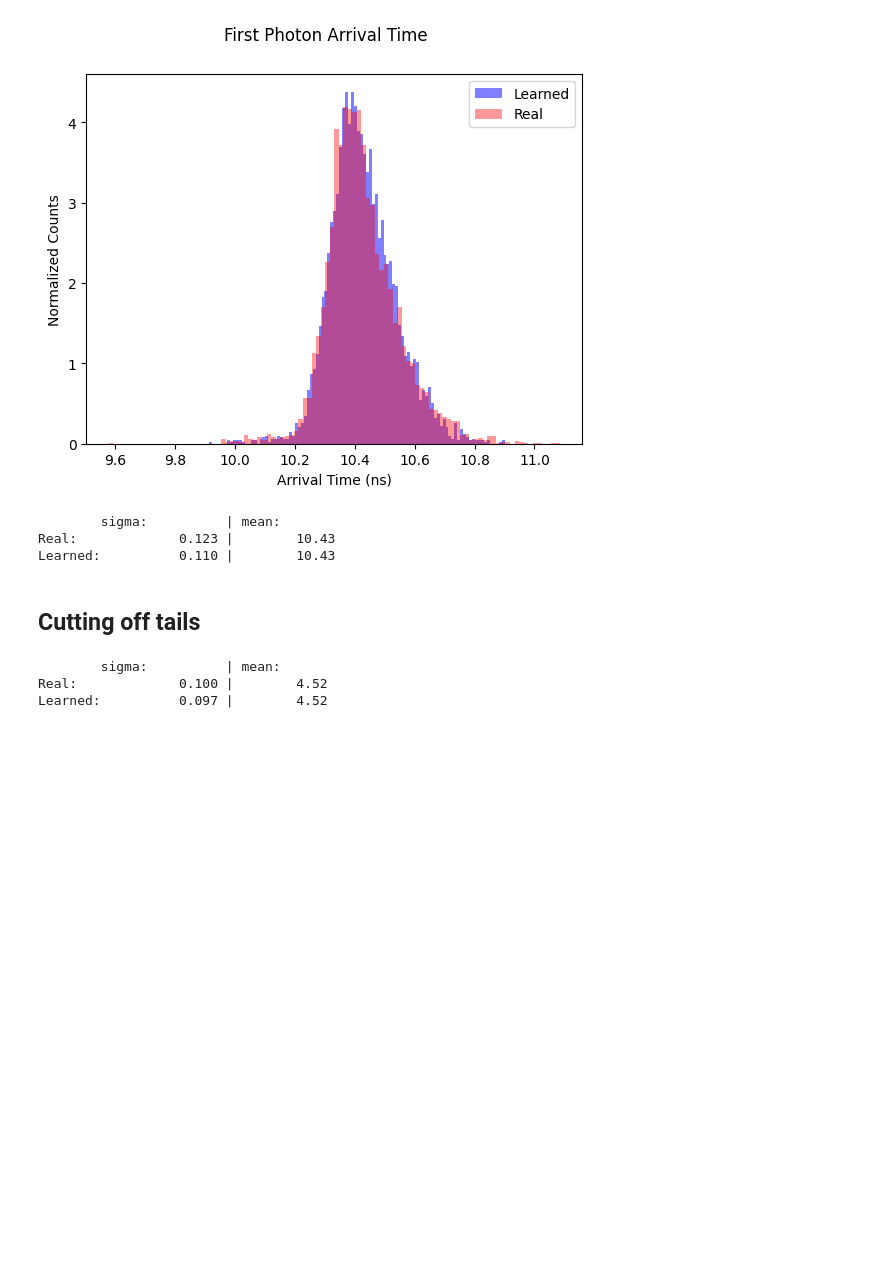
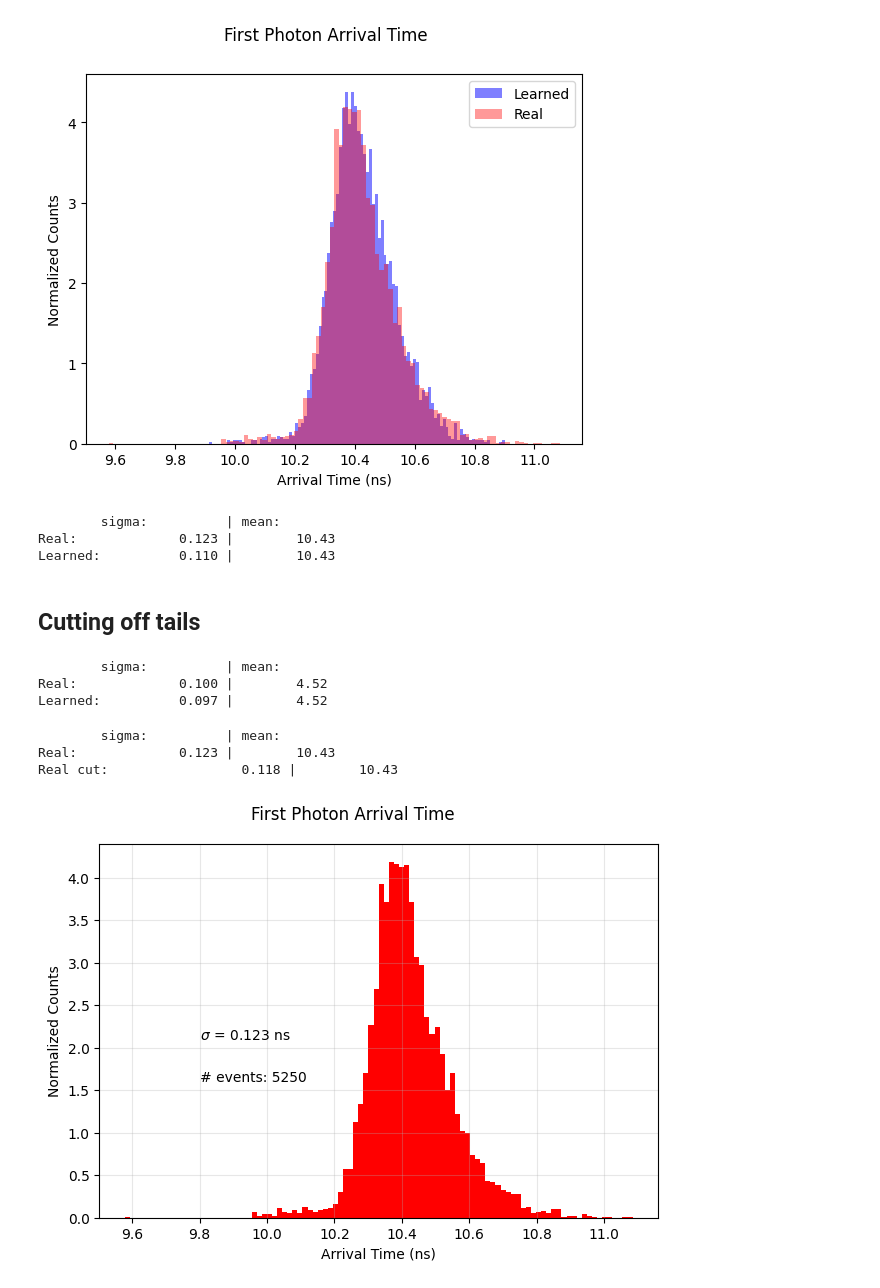
Before and after one commit to RowanKell/work_eic, a Jupyter notebook: macros/Timing_estimation/NF_one_bar_time_resolution.ipynb, the cells around one changed output. Cells and saved outputs as stored; diff of their text form; code cells hidden in the pictures; blank space fills up the shorter version.

```diff
--- a/macros/Timing_estimation/NF_one_bar_time_resolution.ipynb
+++ b/macros/Timing_estimation/NF_one_bar_time_resolution.ipynb
@@ -277,3 +279,35 @@ print("Learned:\t  %4.3f |\t %4.2f" %(sigma_learned,mu_learned))
         sigma:          | mean:
 Real:             0.100 |        4.52
 Learned:          0.097 |        4.52
+# %%
+#timing resolution:
+accepted_times = np.array(accepted_times)
+
+cut_accepted_times = accepted_times[accepted_times < 10.9]
+cut_accepted_times = cut_accepted_times[cut_accepted_times > 10]
+
+
+(mu_real, sigma_real) = norm.fit(accepted_times)
+(mu_real_cut, sigma_real_cut) = norm.fit(cut_accepted_times)
+print("\tsigma:\t\t| mean:\t\t")
+print("Real:\t\t  %4.3f |\t %4.2f" %(sigma_real,mu_real))
+print("Real cut:\t\t  %4.3f |\t %4.2f" %(sigma_real_cut,mu_real_cut))
+# %% [output]
+        sigma:          | mean:
+Real:             0.123 |        10.43
+Real cut:                 0.118 |        10.43
+# %%
+fig_first_times, axs_first_times = plot.subplots(1,1)
+axs_first_times.hist(accepted_times,bins = 100,alpha = 1, color = "red",density = True);
+# axs_first_times.legend()
+axs_first_times.set_ylabel("Normalized Counts")
+axs_first_times.set_xlabel("Arrival Time (ns)")
+axs_first_times.text(9.8,2.1,r"$\sigma$ = %.3f ns" % (sigma_real))
+axs_first_times.text(9.8,1.6,r"# events: %d" % (len(accepted_times)))
+axs_first_times.grid(alpha = 0.3)
+fig_first_times.suptitle("First Photon Arrival Time")
+fig_first_times.tight_layout()
+plot.show()
+fig_first_times.savefig("plots/sept_29/time_res_0_8_10GeV_mu_5250.pdf")
+# %% [output]
+[figure, added]
```
Also changed, not shown: parts of 1 cell of this notebook, 5 other files.
